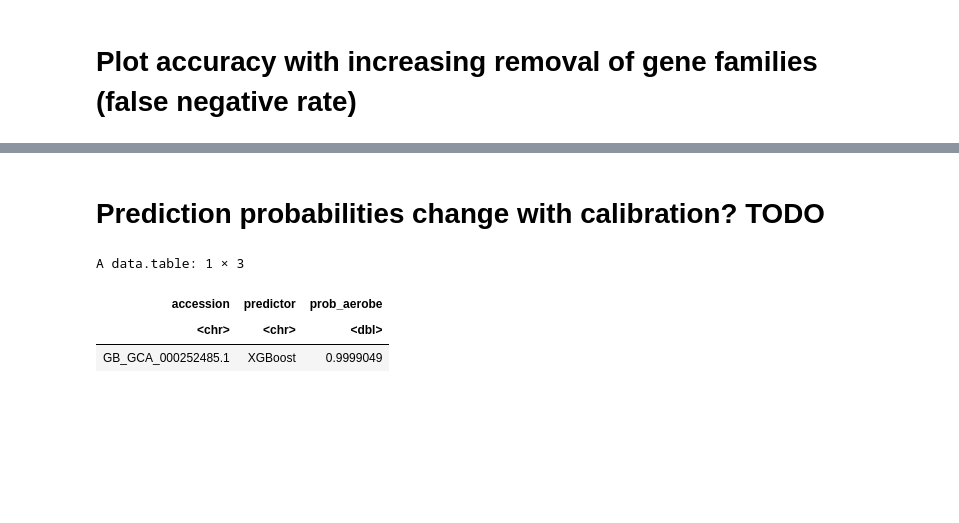
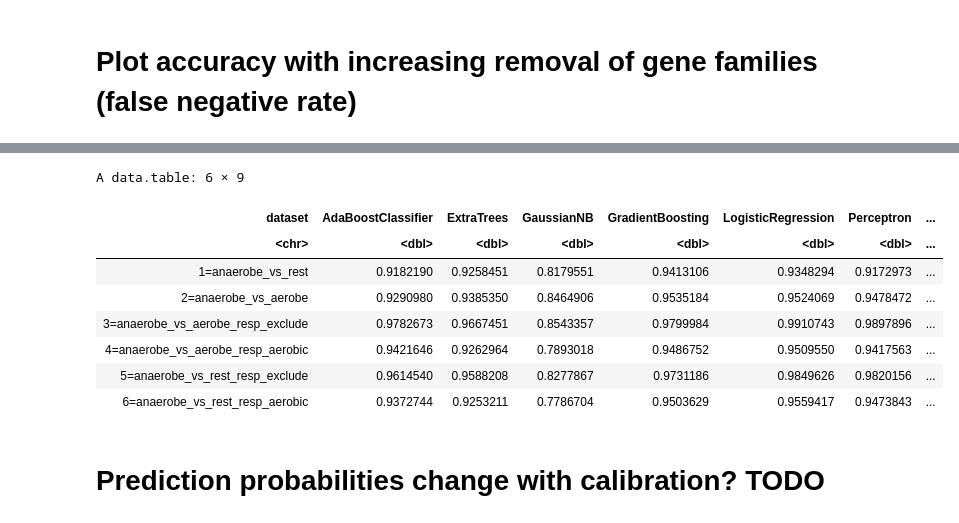
Before and after one commit to wwood/bacterial_dating_aerobic_predictor, a Jupyter notebook: 12_inspect_cross_validation.ipynb, the cells around one changed output, grey strips where cells are left out. Cells and saved outputs as stored; diff of their text form; code cells hidden in the pictures; blank space fills up the shorter version.

```diff
--- a/12_inspect_cross_validation.ipynb
+++ b/12_inspect_cross_validation.ipynb
@@ -51,10 +119,19 @@ qplot(data=accuracies[grep('Isotonic',predictor,invert=T)][grep('Sigmoid',predic
+# %%
+dcast(accuracies[grep('Isotonic',predictor,invert=T)][grep('Sigmoid',predictor,invert=T)], dataset~predictor, value.var='accuracy', fun.aggregate=mean)
+
+#=> this data was put into a table in the spreadsheet for colouring
+# %% [output]
+A data.table: 6 × 9
+| dataset | AdaBoostClassifier | ExtraTrees | GaussianNB | GradientBoosting | LogisticRegression | Perceptron | ... |
+| <chr> | <dbl> | <dbl> | <dbl> | <dbl> | <dbl> | <dbl> | ... |
+| 1=anaerobe_vs_rest | 0.9182190 | 0.9258451 | 0.8179551 | 0.9413106 | 0.9348294 | 0.9172973 | ... |
+| 2=anaerobe_vs_aerobe | 0.9290980 | 0.9385350 | 0.8464906 | 0.9535184 | 0.9524069 | 0.9478472 | ... |
+| 3=anaerobe_vs_aerobe_resp_exclude | 0.9782673 | 0.9667451 | 0.8543357 | 0.9799984 | 0.9910743 | 0.9897896 | ... |
+| 4=anaerobe_vs_aerobe_resp_aerobic | 0.9421646 | 0.9262964 | 0.7893018 | 0.9486752 | 0.9509550 | 0.9417563 | ... |
+| 5=anaerobe_vs_rest_resp_exclude | 0.9614540 | 0.9588208 | 0.8277867 | 0.9731186 | 0.9849626 | 0.9820156 | ... |
+| 6=anaerobe_vs_rest_resp_aerobic | 0.9372744 | 0.9253211 | 0.7786704 | 0.9503629 | 0.9559417 | 0.9473843 | ... |
 # %% [markdown]
 # Prediction probabilities change with calibration? TODO
 # %%
-d[false_positive_rate==0 & false_negative_rate==0][grep('XGBoost',predictor), .(accession,predictor, prob_aerobe)][accession=='GB_GCA_000252485.1']
+# d[false_positive_rate==0 & false_negative_rate==0][grep('XGBoost',predictor), .(accession,predictor, prob_aerobe)][accession=='GB_GCA_000252485.1']
-# %% [output]
-A data.table: 1 × 3
-| accession | predictor | prob_aerobe |
-| <chr> | <chr> | <dbl> |
-| GB_GCA_000252485.1 | XGBoost | 0.9999049 |
 # %%
```
Also changed, not shown: parts of 11 cells of this notebook, 2 other files.
